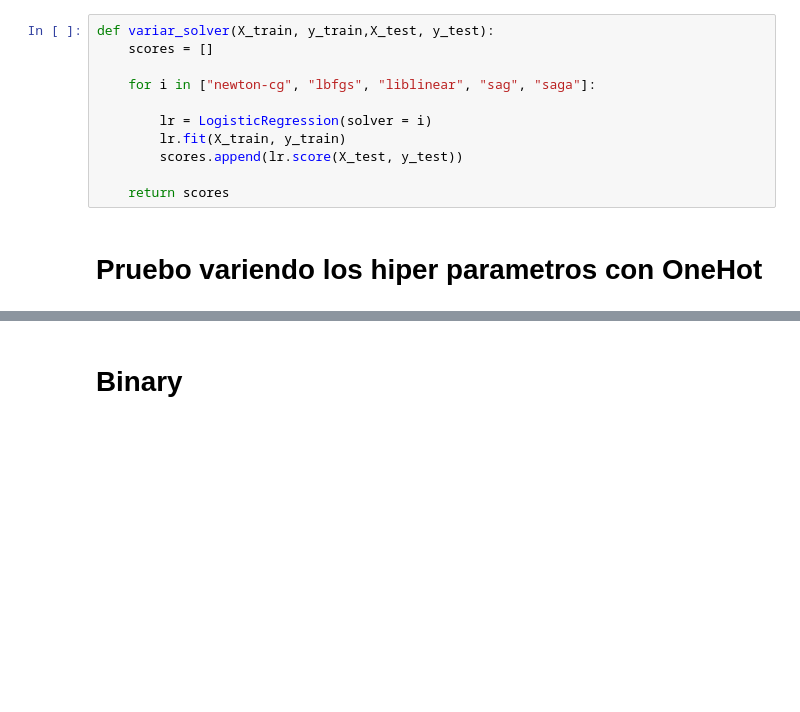
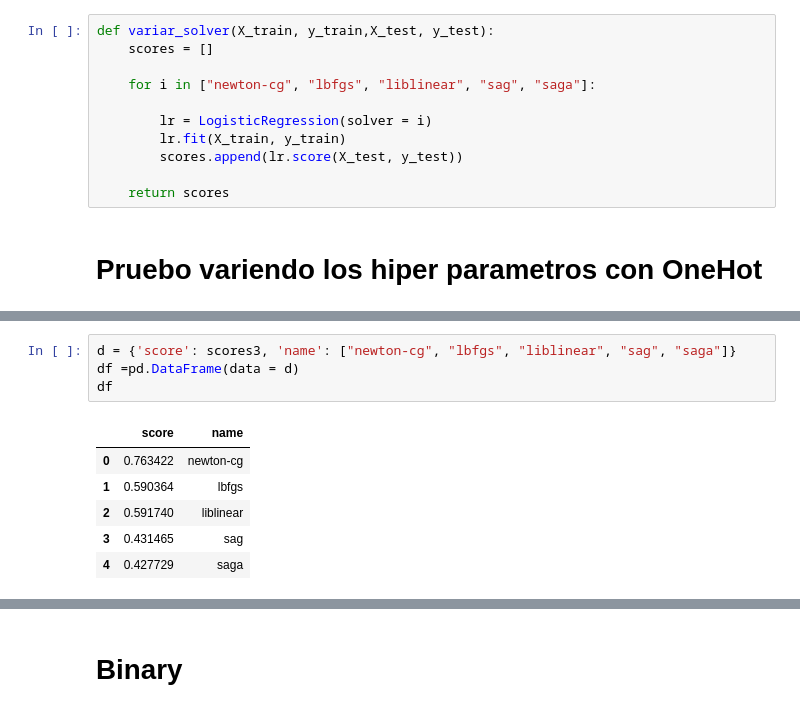
Before and after one commit to Fiuba-Big-Data-Analytics/Fiuba-Big-Data-Analytics-TPs, a Jupyter notebook: Tp 2/Modelos/LogisticRegression.ipynb, the cells around one changed output, grey strips where cells are left out. Cells and saved outputs as stored; diff of their text form; blank space fills up the shorter version.

```diff
--- a/Tp 2/Modelos/LogisticRegression.ipynb
+++ b/Tp 2/Modelos/LogisticRegression.ipynb
@@ -216,0 +217,11 @@ scores3
+# %%
+d = {'score': scores3, 'name': ["newton-cg", "lbfgs", "liblinear", "sag", "saga"]}
+df =pd.DataFrame(data = d)
+df
+# %% [output]
+|  | score | name |
+| 0 | 0.763422 | newton-cg |
+| 1 | 0.590364 | lbfgs |
+| 2 | 0.591740 | liblinear |
+| 3 | 0.431465 | sag |
+| 4 | 0.427729 | saga |
```
Also changed, not shown: parts of 9 cells of this notebook, 1 other file.
